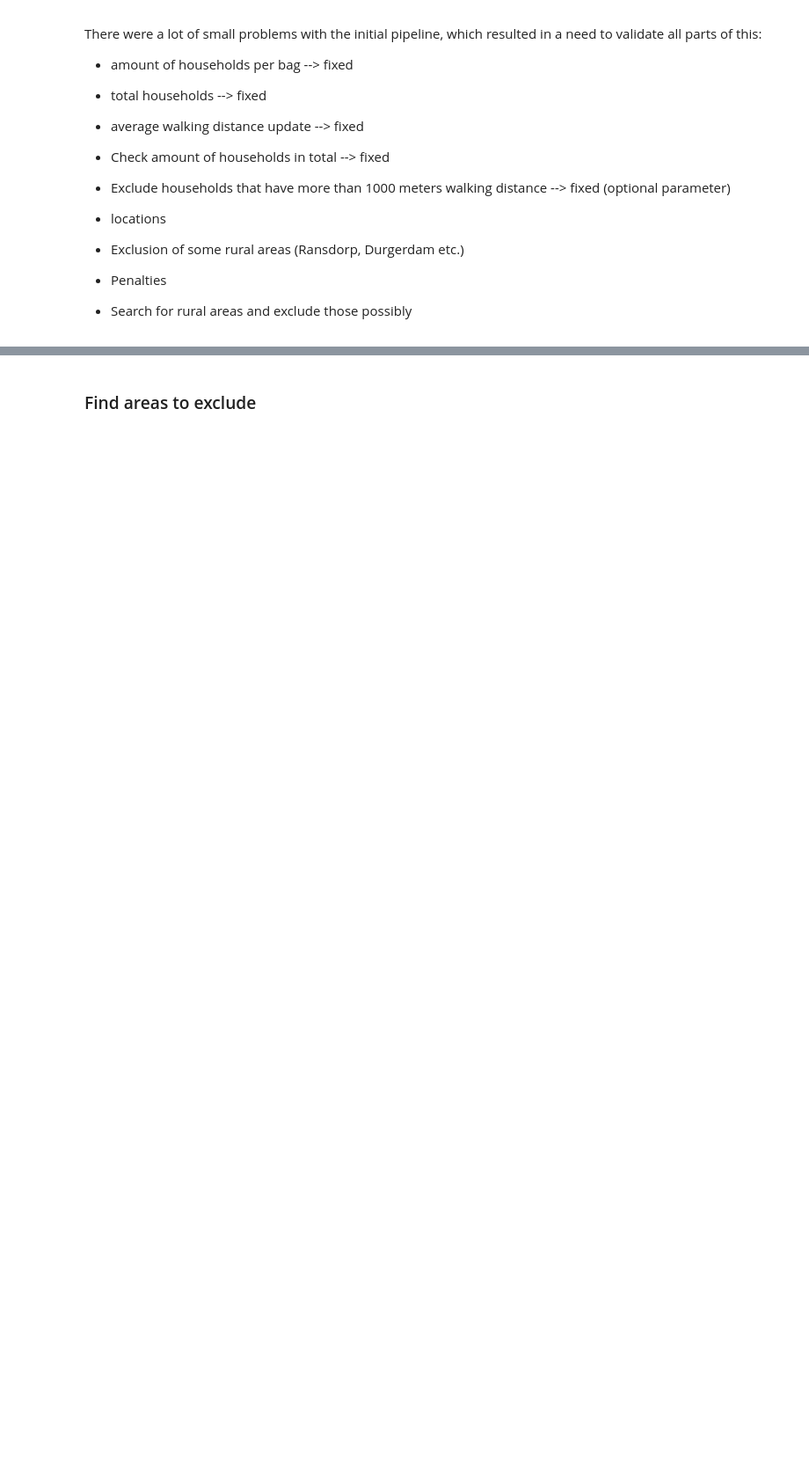
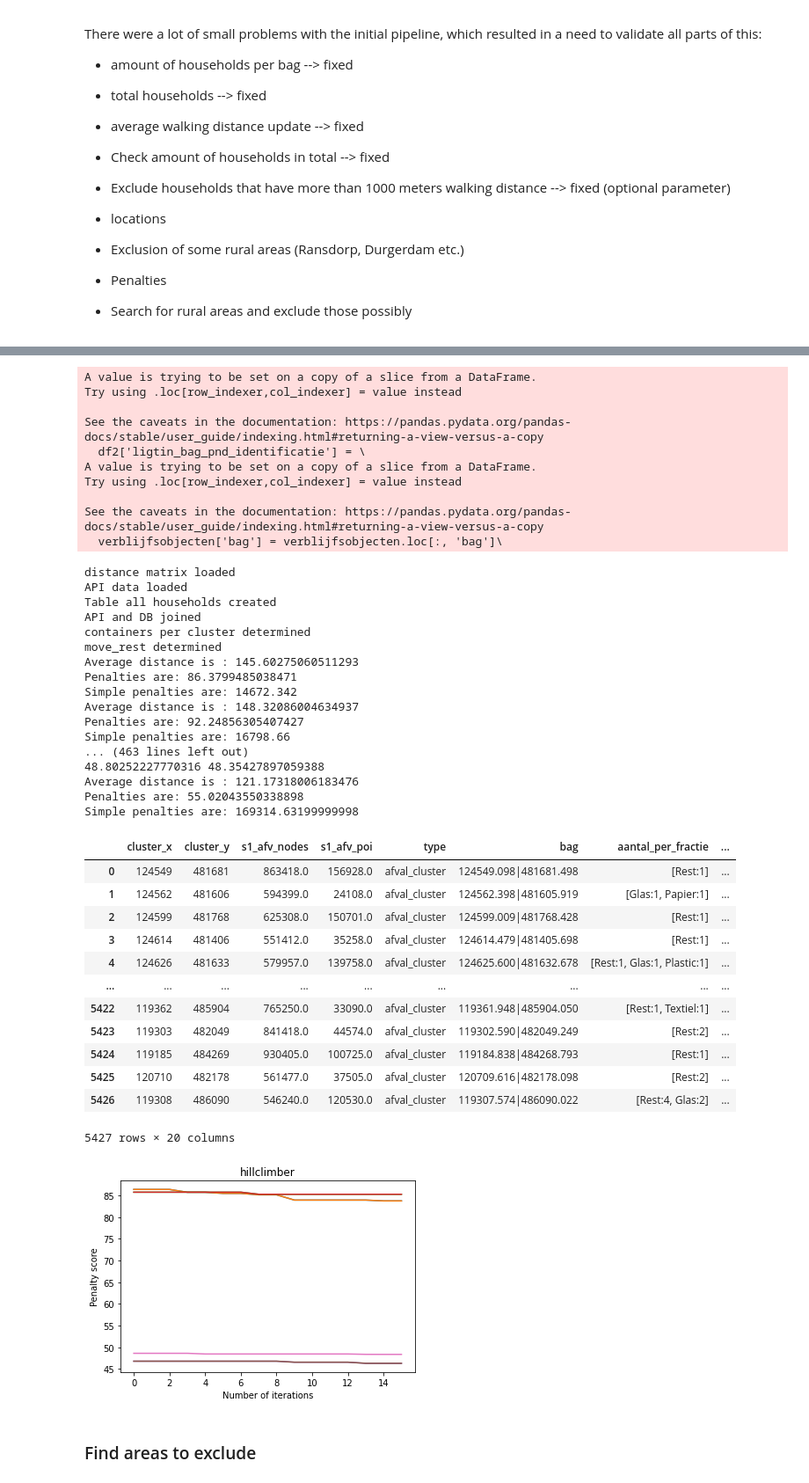
Before and after one commit to corne12345/Amsterdam_carbage_thesis, a Jupyter notebook: Notebooks/20200522 - Heuristic optimizations.ipynb, the cells around one changed output, grey strips where cells are left out. Shown at 88% size. Cells and saved outputs as stored; diff of their text form; code cells hidden in the pictures; blank space fills up the shorter version.

```diff
--- a/Notebooks/20200522 - Heuristic optimizations.ipynb
+++ b/Notebooks/20200522 - Heuristic optimizations.ipynb
@@ -274,3 +309,6 @@ calculate_penalties(good_result, aansluitingen, return_all=True)
 # calculate_simple_penalties(good_result, aansluitingen, use_count=True, use_weight=True, return_all=True)
 
 # good_result[good_result['plastic_afstand'] > 150]['count'].sum()
+# %%
+clusterwise_optimization()
+# %% [output]
@@ -277,2 +328,43 @@ calculate_penalties(good_result, aansluitingen, return_all=True)
+A value is trying to be set on a copy of a slice from a DataFrame.
+Try using .loc[row_indexer,col_indexer] = value instead
+
+See the caveats in the documentation: https://pandas.pydata.org/pandas-docs/stable/user_guide/indexing.html#returning-a-view-versus-a-copy
+  df2['ligtin_bag_pnd_identificatie'] = \
+A value is trying to be set on a copy of a slice from a DataFrame.
+Try using .loc[row_indexer,col_indexer] = value instead
+
+See the caveats in the documentation: https://pandas.pydata.org/pandas-docs/stable/user_guide/indexing.html#returning-a-view-versus-a-copy
+  verblijfsobjecten['bag'] = verblijfsobjecten.loc[:, 'bag']\
+distance matrix loaded
+API data loaded
+Table all households created
+API and DB joined
+containers per cluster determined
+move_rest determined
+Average distance is : 145.60275060511293
+Penalties are: 86.3799485038471
+Simple penalties are: 14672.342
+Average distance is : 148.32086004634937
+Penalties are: 92.24856305407427
+Simple penalties are: 16798.66
+... (463 lines left out)
+48.80252227770316 48.35427897059388
+Average distance is : 121.17318006183476
+Penalties are: 55.02043550338898
+Simple penalties are: 169314.63199999998
+|  | cluster_x | cluster_y | s1_afv_nodes | s1_afv_poi | type | bag | aantal_per_fractie | ... |
+| 0 | 124549 | 481681 | 863418.0 | 156928.0 | afval_cluster | 124549.098|481681.498 | [Rest:1] | ... |
+| 1 | 124562 | 481606 | 594399.0 | 24108.0 | afval_cluster | 124562.398|481605.919 | [Glas:1, Papier:1] | ... |
+| 2 | 124599 | 481768 | 625308.0 | 150701.0 | afval_cluster | 124599.009|481768.428 | [Rest:1] | ... |
+| 3 | 124614 | 481406 | 551412.0 | 35258.0 | afval_cluster | 124614.479|481405.698 | [Rest:1] | ... |
+| 4 | 124626 | 481633 | 579957.0 | 139758.0 | afval_cluster | 124625.600|481632.678 | [Rest:1, Glas:1, Plastic:1] | ... |
+| ... | ... | ... | ... | ... | ... | ... | ... | ... |
+| 5422 | 119362 | 485904 | 765250.0 | 33090.0 | afval_cluster | 119361.948|485904.050 | [Rest:1, Textiel:1] | ... |
+| 5423 | 119303 | 482049 | 841418.0 | 44574.0 | afval_cluster | 119302.590|482049.249 | [Rest:2] | ... |
+| 5424 | 119185 | 484269 | 930405.0 | 100725.0 | afval_cluster | 119184.838|484268.793 | [Rest:1] | ... |
+| 5425 | 120710 | 482178 | 561477.0 | 37505.0 | afval_cluster | 120709.616|482178.098 | [Rest:2] | ... |
+| 5426 | 119308 | 486090 | 546240.0 | 120530.0 | afval_cluster | 119307.574|486090.022 | [Rest:4, Glas:2] | ... |
+5427 rows × 20 columns
+[figure, added]
 # %% [markdown]
 ### Find areas to exclude
```
Also changed, not shown: parts of 22 cells of this notebook, 2 other files.
